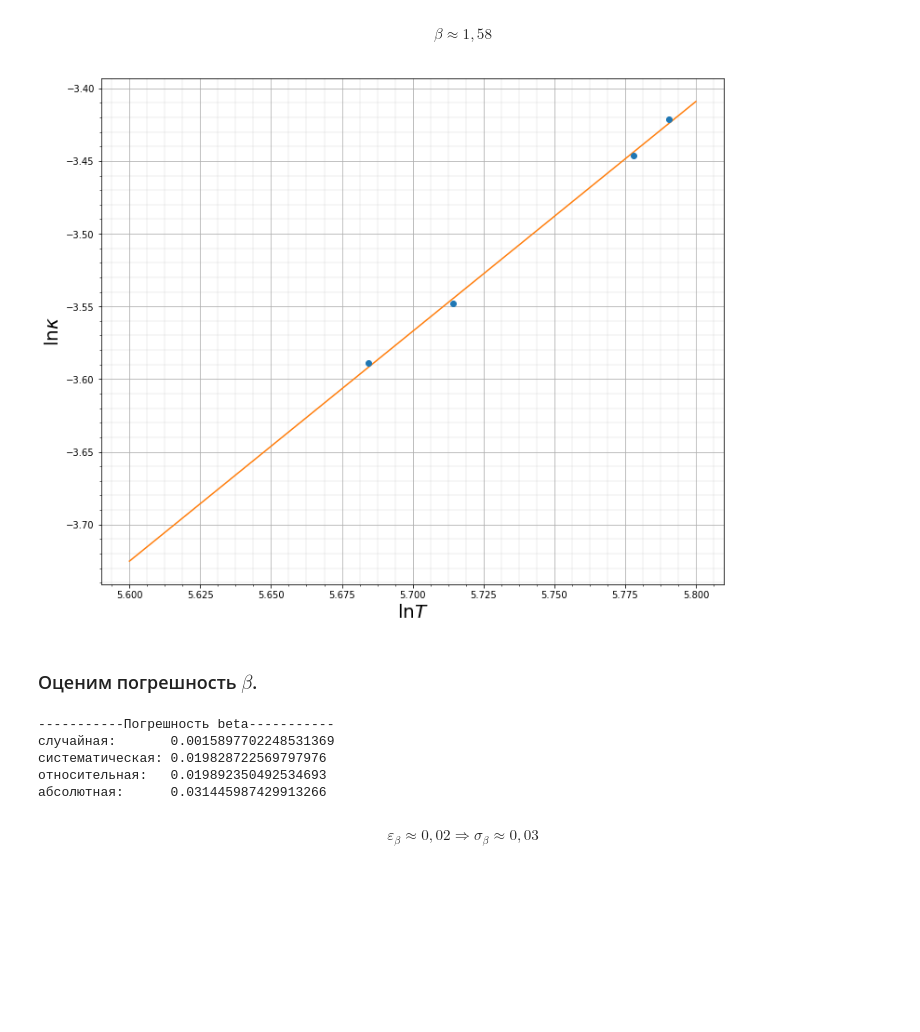
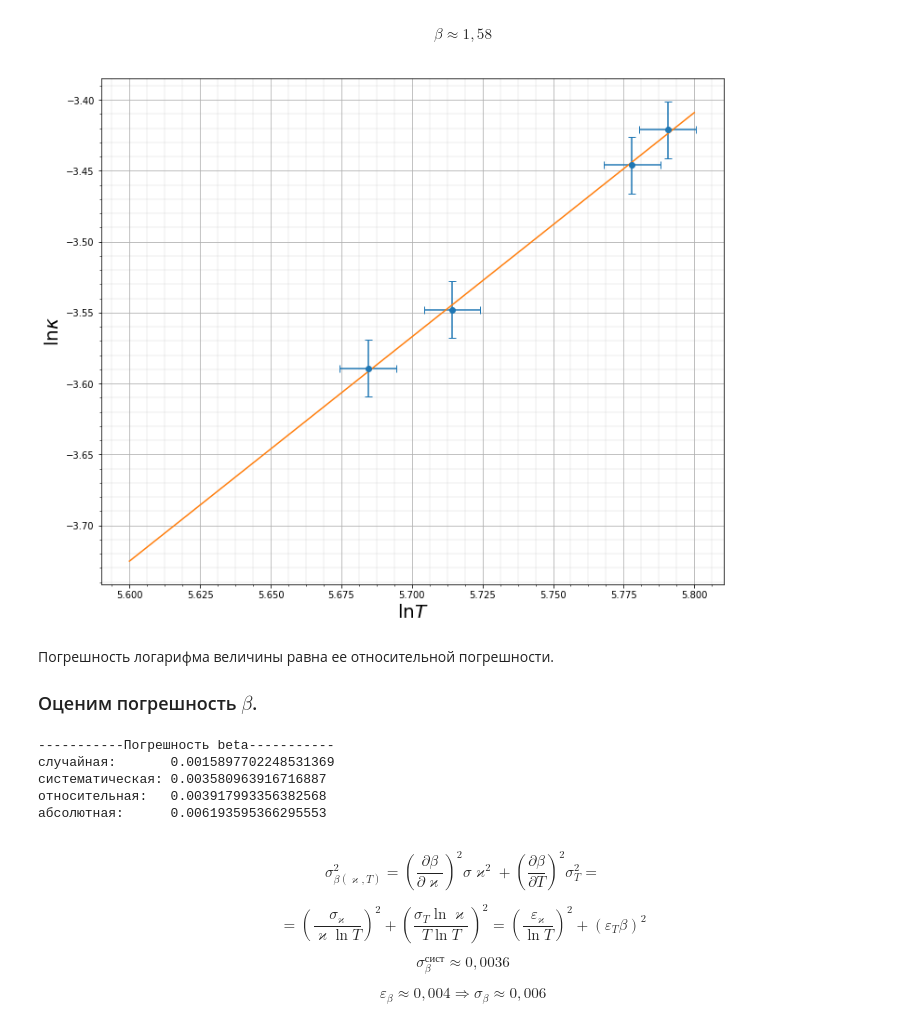
Before and after one commit to iudovin/labs, a Jupyter notebook: calc2-2-3.ipynb, the cells around one changed output. Drawn from its saved outputs; the diff is of its cells as text; code cells hidden in the pictures; blank space fills up the shorter version.

```diff
--- a/calc2-2-3.ipynb
+++ b/calc2-2-3.ipynb
@@ -266,27 +266,28 @@ $$\beta \approx 1,58$$
 # %%
 plt.figure(figsize = (12, 10))
 plt.minorticks_on()
 plt.grid(which='major')
 plt.grid(which='minor', linewidth='0.2')
 plt.xlabel('$\ln T$', fontsize=20)
 plt.ylabel('$\ln\kappa$', fontsize=20)
-plt.errorbar(ln_t, ln_kappa, linestyle='', marker='o', #xerr=0.001, yerr=0.002,
-             capsize=4)
+plt.errorbar(ln_t, ln_kappa, linestyle='', marker='o', xerr=0.01, yerr=0.02, capsize=4)
 xdata = np.arange(5.6, 5.8, 0.1)
 ydata = f(xdata, *ln_k_t_opt)
 plt.plot(xdata, ydata)
 plt.show()
 # %% [output]
-[figure, old version]
+[figure, new version]
-# %% [markdown]
-### Оценим погрешность $\beta$.
+# %% [markdown]
+Погрешность логарифма величины равна ее относительной погрешности.
+
+### Оценим погрешность $\beta$.
 # %%
 s = 0
 for _ in range(len(ln_t)):
     s += (ln_kappa[i] - f(ln_t[i], *ln_k_t_opt)) ** 2
 s = math.sqrt(s / (len(ln_t) * (len(ln_t) - 1)))
 
-eps_beta = math.sqrt(eps_kappa ** 2 + eps_t ** 2)
+eps_beta = math.sqrt((eps_kappa / ln_t[3]) ** 2 + (eps_t * ln_k_t_opt[0]) ** 2)
 
 print('\n' + '-' * 11 + 'Погрешность beta' + '-' * 11)
 print('случайная:' + ' ' * 6, s)
@@ -297,8 +298,14 @@ print('абсолютная:' + ' ' * 5, eps_beta * ln_k_t_opt[0])
 # %% [output]
 -----------Погрешность beta-----------
 случайная:       0.0015897702248531369
-систематическая: 0.019828722569797976
-относительная:   0.019892350492534693
-абсолютная:      0.031445987429913266
+систематическая: 0.003580963916716887
+относительная:   0.003917993356382568
+абсолютная:      0.006193595366295553
-# %% [markdown]
-$$\varepsilon_\beta \approx 0,02 \Rightarrow \sigma_\beta \approx 0,03$$
+# %% [markdown]
+$$\sigma_{\beta(\varkappa, T)}^2 = \left(\frac{\partial\beta}{\partial\varkappa}\right)^2\sigma\varkappa^2 + \left(\frac{\partial\beta}{\partial T}\right)^2\sigma_T^2 =$$
+
+$$= \left(\frac{\sigma_\varkappa}{\varkappa\ln T}\right)^2 + \left(\frac{\sigma_T\ln\varkappa}{T\ln T}\right)^2 = \left(\frac{\varepsilon_\varkappa}{\ln T}\right)^2 + (\varepsilon_T\beta)^2 $$
+
+$$\sigma_\beta^\text{сист} \approx 0,0036$$
+
+$$\varepsilon_\beta \approx 0,004 \Rightarrow \sigma_\beta \approx 0,006$$
```
